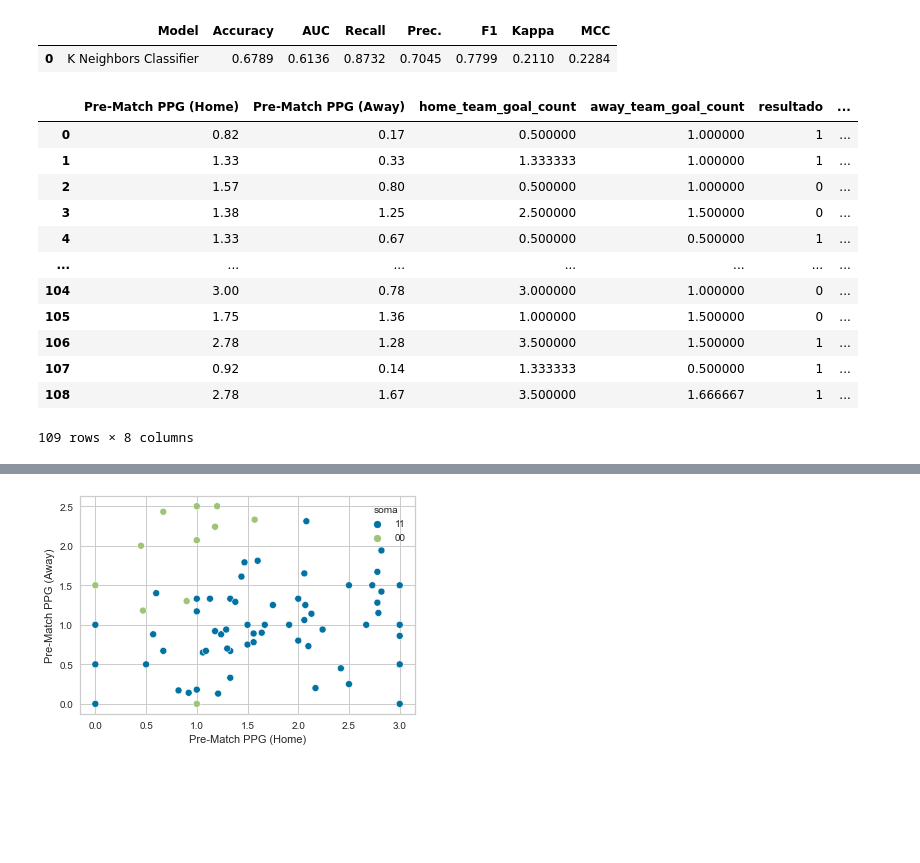
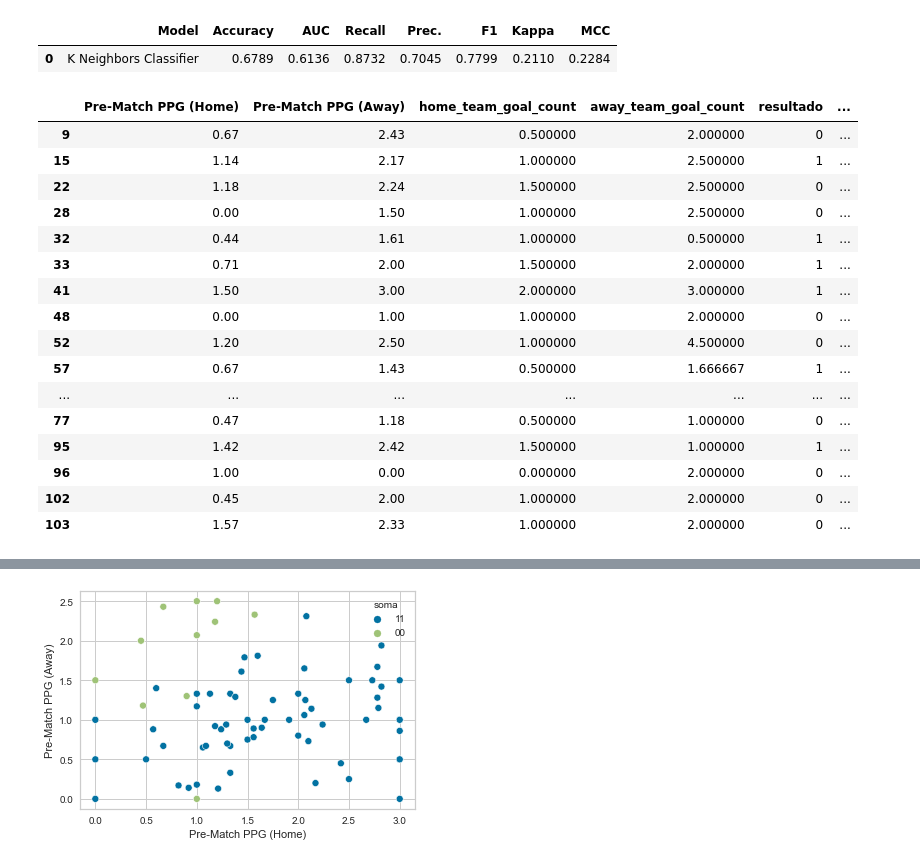
Before and after one commit to guilhermelt-22/final_project, a Jupyter notebook: criacao_de_modelo.ipynb, the cells around one changed output, grey strips where cells are left out. Saved outputs shown, nothing was run; the diff lists cells and outputs as text; code cells hidden in the pictures; blank space fills up the shorter version.

```diff
--- a/criacao_de_modelo.ipynb
+++ b/criacao_de_modelo.ipynb
@@ -318,18 +318,22 @@ previsao = predict_model(tuned_model)
 # adição de uma string para separar os casos de erro
 previsao['soma'] = previsao['resultado'].astype('str') + previsao['Label'].astype('str')
 # %%
-previsao
+previsao.query('Label == 0')
 # %% [output]
 |  | Pre-Match PPG (Home) | Pre-Match PPG (Away) | home_team_goal_count | away_team_goal_count | resultado | ... |
-| 0 | 0.82 | 0.17 | 0.500000 | 1.000000 | 1 | ... |
-| 1 | 1.33 | 0.33 | 1.333333 | 1.000000 | 1 | ... |
-| 2 | 1.57 | 0.80 | 0.500000 | 1.000000 | 0 | ... |
-| 3 | 1.38 | 1.25 | 2.500000 | 1.500000 | 0 | ... |
-| 4 | 1.33 | 0.67 | 0.500000 | 0.500000 | 1 | ... |
+| 9 | 0.67 | 2.43 | 0.500000 | 2.000000 | 0 | ... |
+| 15 | 1.14 | 2.17 | 1.000000 | 2.500000 | 1 | ... |
+| 22 | 1.18 | 2.24 | 1.500000 | 2.500000 | 0 | ... |
+| 28 | 0.00 | 1.50 | 1.000000 | 2.500000 | 0 | ... |
+| 32 | 0.44 | 1.61 | 1.000000 | 0.500000 | 1 | ... |
+| 33 | 0.71 | 2.00 | 1.500000 | 2.000000 | 1 | ... |
+| 41 | 1.50 | 3.00 | 2.000000 | 3.000000 | 1 | ... |
+| 48 | 0.00 | 1.00 | 1.000000 | 2.000000 | 0 | ... |
+| 52 | 1.20 | 2.50 | 1.000000 | 4.500000 | 0 | ... |
+| 57 | 0.67 | 1.43 | 0.500000 | 1.666667 | 1 | ... |
 | ... | ... | ... | ... | ... | ... | ... |
-| 104 | 3.00 | 0.78 | 3.000000 | 1.000000 | 0 | ... |
-| 105 | 1.75 | 1.36 | 1.000000 | 1.500000 | 0 | ... |
-| 106 | 2.78 | 1.28 | 3.500000 | 1.500000 | 1 | ... |
-| 107 | 0.92 | 0.14 | 1.333333 | 0.500000 | 1 | ... |
-| 108 | 2.78 | 1.67 | 3.500000 | 1.666667 | 1 | ... |
+| 77 | 0.47 | 1.18 | 0.500000 | 1.000000 | 0 | ... |
+| 95 | 1.42 | 2.42 | 1.500000 | 1.000000 | 1 | ... |
+| 96 | 1.00 | 0.00 | 0.000000 | 2.000000 | 0 | ... |
+| 102 | 0.45 | 2.00 | 1.000000 | 2.000000 | 0 | ... |
+| 103 | 1.57 | 2.33 | 1.000000 | 2.000000 | 0 | ... |
-109 rows × 8 columns
```
Also changed, not shown: parts of 2 cells of this notebook, 6 other files.
